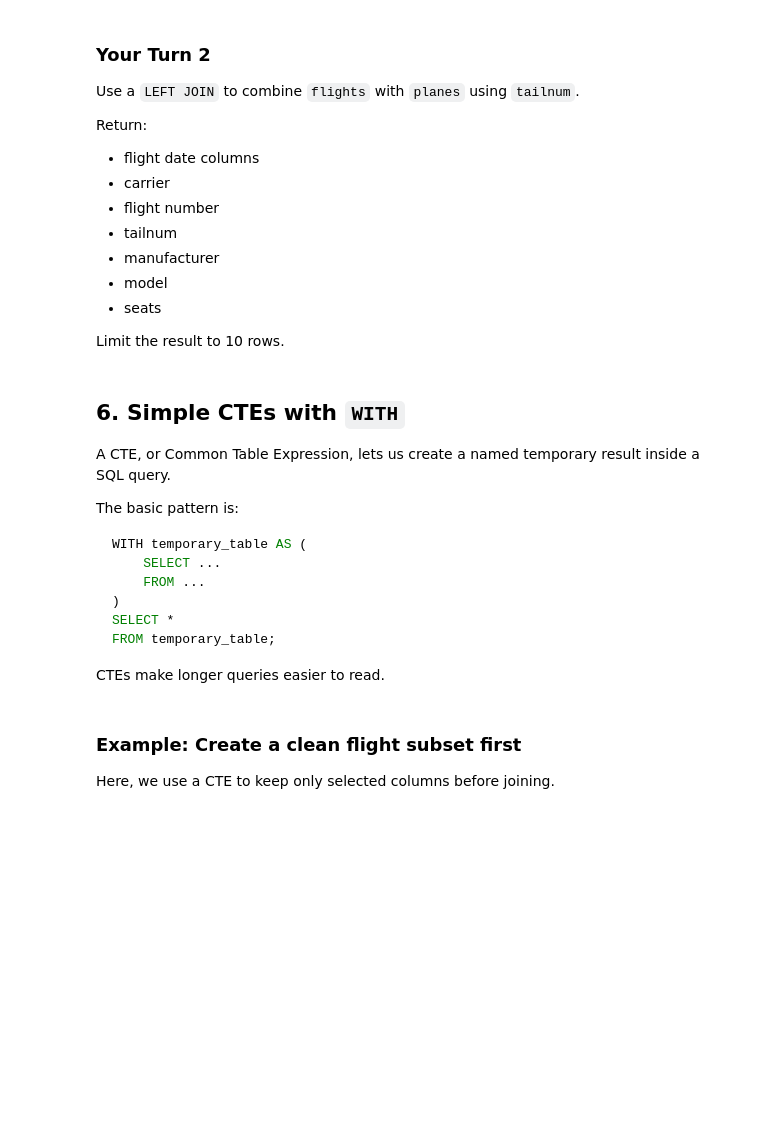
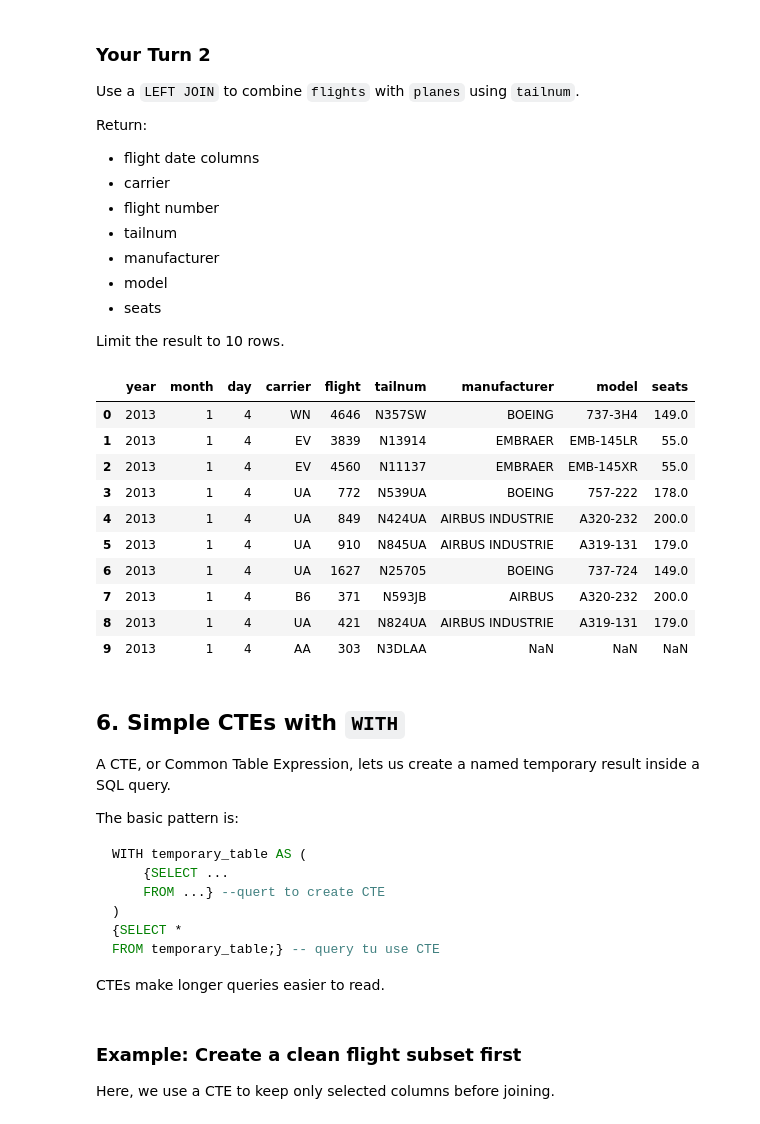
Before and after one commit to diantasmaa-crypto/ban6003-week-09-10-diana, a Jupyter notebook: notebooks/module10_sql_joins_abt_guided_lab.ipynb, the cells around one changed output. Cells and saved outputs as stored; diff of their text form; code cells hidden in the pictures; blank space fills up the shorter version.

````diff
--- a/notebooks/module10_sql_joins_abt_guided_lab.ipynb
+++ b/notebooks/module10_sql_joins_abt_guided_lab.ipynb
@@ -351,11 +427,36 @@ Limit the result to 10 rows.
 # %%
 # Your Turn 2
 
 query = '''
-
+SELECT
+    f.year,
+    f.month,
+    f.day,
+    f.carrier,
+    f.flight,
+    f.tailnum,
+    p.manufacturer,
+    p.model,
+    p.seats
+FROM flights AS f
+LEFT JOIN planes AS p
+    ON f.tailnum = p.tailnum
+LIMIT 10;
 '''
 
 run_query(query, engine)
+# %% [output]
+|  | year | month | day | carrier | flight | tailnum | manufacturer | model | seats |
+| 0 | 2013 | 1 | 4 | WN | 4646 | N357SW | BOEING | 737-3H4 | 149.0 |
+| 1 | 2013 | 1 | 4 | EV | 3839 | N13914 | EMBRAER | EMB-145LR | 55.0 |
+| 2 | 2013 | 1 | 4 | EV | 4560 | N11137 | EMBRAER | EMB-145XR | 55.0 |
+| 3 | 2013 | 1 | 4 | UA | 772 | N539UA | BOEING | 757-222 | 178.0 |
+| 4 | 2013 | 1 | 4 | UA | 849 | N424UA | AIRBUS INDUSTRIE | A320-232 | 200.0 |
+| 5 | 2013 | 1 | 4 | UA | 910 | N845UA | AIRBUS INDUSTRIE | A319-131 | 179.0 |
+| 6 | 2013 | 1 | 4 | UA | 1627 | N25705 | BOEING | 737-724 | 149.0 |
+| 7 | 2013 | 1 | 4 | B6 | 371 | N593JB | AIRBUS | A320-232 | 200.0 |
+| 8 | 2013 | 1 | 4 | UA | 421 | N824UA | AIRBUS INDUSTRIE | A319-131 | 179.0 |
+| 9 | 2013 | 1 | 4 | AA | 303 | N3DLAA | NaN | NaN | NaN |
 # %% [markdown]
 ## 6. Simple CTEs with `WITH`
 
@@ -365,11 +466,11 @@ The basic pattern is:
 
 ```sql
 WITH temporary_table AS (
-    SELECT ...
-    FROM ...
+    {SELECT ...
+    FROM ...} --quert to create CTE
 )
-SELECT *
-FROM temporary_table;
+{SELECT *
+FROM temporary_table;} -- query tu use CTE
 ```
 
 CTEs make longer queries easier to read.
````
Also changed, not shown: parts of 28 cells of this notebook.
